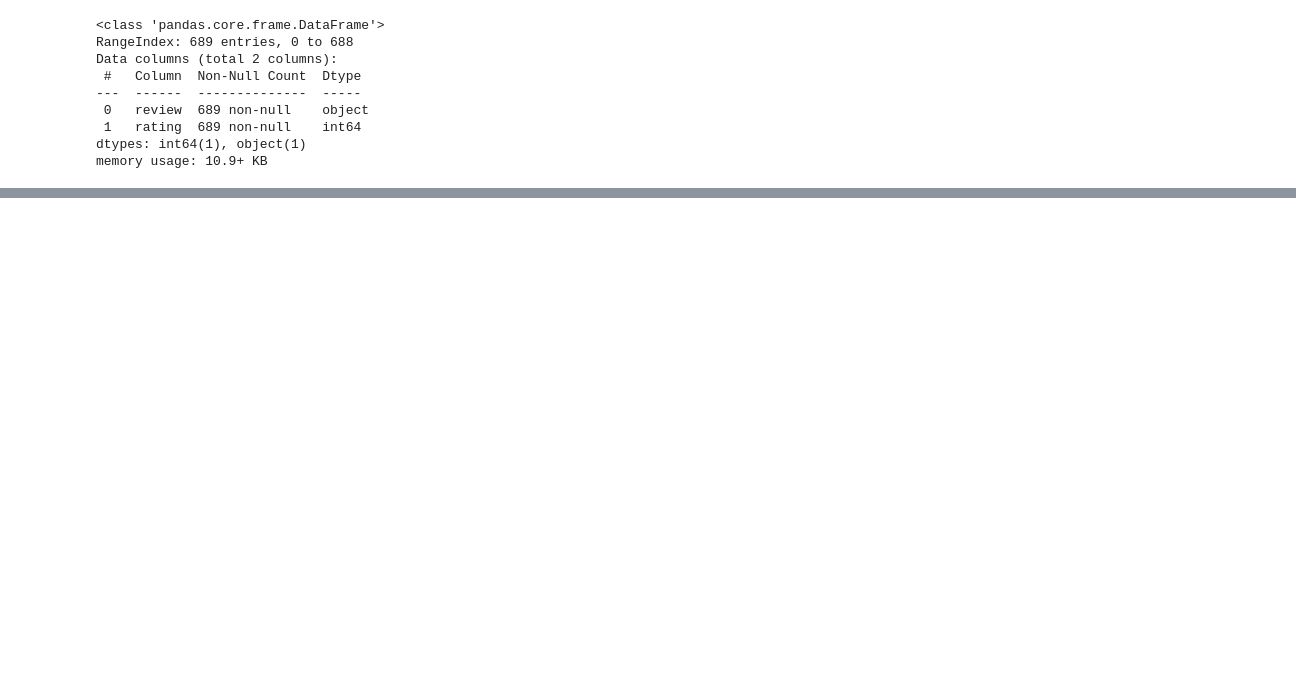
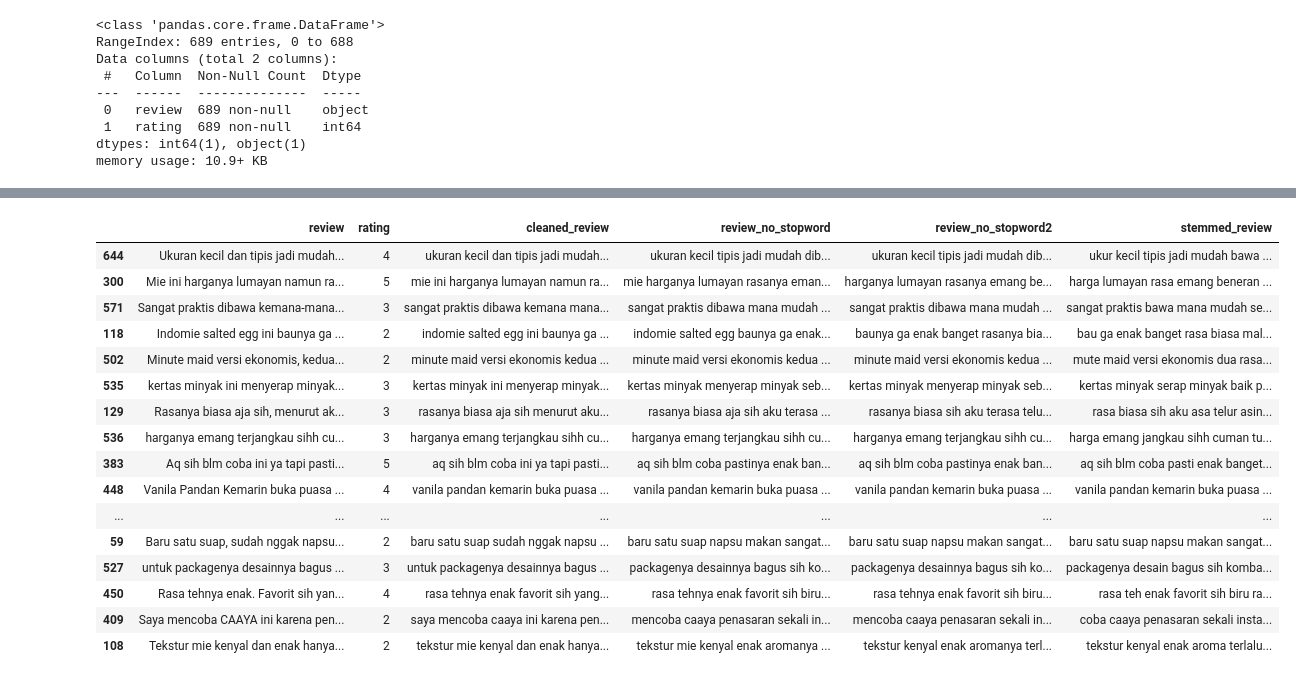
Before and after one commit to Ekosetiawan993/review_analysis, a Jupyter notebook: notebook/preprocessing.ipynb, the cells around one changed output, grey strips where cells are left out. Cells and saved outputs as stored; diff of their text form; code cells hidden in the pictures; blank space fills up the shorter version.

```diff
--- a/notebook/preprocessing.ipynb
+++ b/notebook/preprocessing.ipynb
@@ -37,0 +378,20 @@ data
+# %%
+data.sample(frac=.1).head(50)
+# %% [output]
+|  | review | rating | cleaned_review | review_no_stopword | review_no_stopword2 | stemmed_review |
+| 644 | Ukuran kecil dan tipis jadi mudah... | 4 | ukuran kecil dan tipis jadi mudah... | ukuran kecil tipis jadi mudah dib... | ukuran kecil tipis jadi mudah dib... | ukur kecil tipis jadi mudah bawa ... |
+| 300 | Mie ini harganya lumayan namun ra... | 5 | mie ini harganya lumayan namun ra... | mie harganya lumayan rasanya eman... | harganya lumayan rasanya emang be... | harga lumayan rasa emang beneran ... |
+| 571 | Sangat praktis dibawa kemana-mana... | 3 | sangat praktis dibawa kemana mana... | sangat praktis dibawa mana mudah ... | sangat praktis dibawa mana mudah ... | sangat praktis bawa mana mudah se... |
+| 118 | Indomie salted egg ini baunya ga ... | 2 | indomie salted egg ini baunya ga ... | indomie salted egg baunya ga enak... | baunya ga enak banget rasanya bia... | bau ga enak banget rasa biasa mal... |
+| 502 | Minute maid versi ekonomis, kedua... | 2 | minute maid versi ekonomis kedua ... | minute maid versi ekonomis kedua ... | minute maid versi ekonomis kedua ... | mute maid versi ekonomis dua rasa... |
+| 535 | kertas minyak ini menyerap minyak... | 3 | kertas minyak ini menyerap minyak... | kertas minyak menyerap minyak seb... | kertas minyak menyerap minyak seb... | kertas minyak serap minyak baik p... |
+| 129 | Rasanya biasa aja sih, menurut ak... | 3 | rasanya biasa aja sih menurut aku... | rasanya biasa aja sih aku terasa ... | rasanya biasa sih aku terasa telu... | rasa biasa sih aku asa telur asin... |
+| 536 | harganya emang terjangkau sihh cu... | 3 | harganya emang terjangkau sihh cu... | harganya emang terjangkau sihh cu... | harganya emang terjangkau sihh cu... | harga emang jangkau sihh cuman tu... |
+| 383 | Aq sih blm coba ini ya tapi pasti... | 5 | aq sih blm coba ini ya tapi pasti... | aq sih blm coba pastinya enak ban... | aq sih blm coba pastinya enak ban... | aq sih blm coba pasti enak banget... |
+| 448 | Vanila Pandan Kemarin buka puasa ... | 4 | vanila pandan kemarin buka puasa ... | vanila pandan kemarin buka puasa ... | vanila pandan kemarin buka puasa ... | vanila pandan kemarin buka puasa ... |
+| ... | ... | ... | ... | ... | ... | ... |
+| 59 | Baru satu suap, sudah nggak napsu... | 2 | baru satu suap sudah nggak napsu ... | baru satu suap napsu makan sangat... | baru satu suap napsu makan sangat... | baru satu suap napsu makan sangat... |
+| 527 | untuk packagenya desainnya bagus ... | 3 | untuk packagenya desainnya bagus ... | packagenya desainnya bagus sih ko... | packagenya desainnya bagus sih ko... | packagenya desain bagus sih komba... |
+| 450 | Rasa tehnya enak. Favorit sih yan... | 4 | rasa tehnya enak favorit sih yang... | rasa tehnya enak favorit sih biru... | rasa tehnya enak favorit sih biru... | rasa teh enak favorit sih biru ra... |
+| 409 | Saya mencoba CAAYA ini karena pen... | 2 | saya mencoba caaya ini karena pen... | mencoba caaya penasaran sekali in... | mencoba caaya penasaran sekali in... | coba caaya penasaran sekali insta... |
+| 108 | Tekstur mie kenyal dan enak hanya... | 2 | tekstur mie kenyal dan enak hanya... | tekstur mie kenyal enak aromanya ... | tekstur kenyal enak aromanya terl... | tekstur kenyal enak aroma terlalu... |
```
Also changed, not shown: parts of 65 cells of this notebook, 6 other files.
